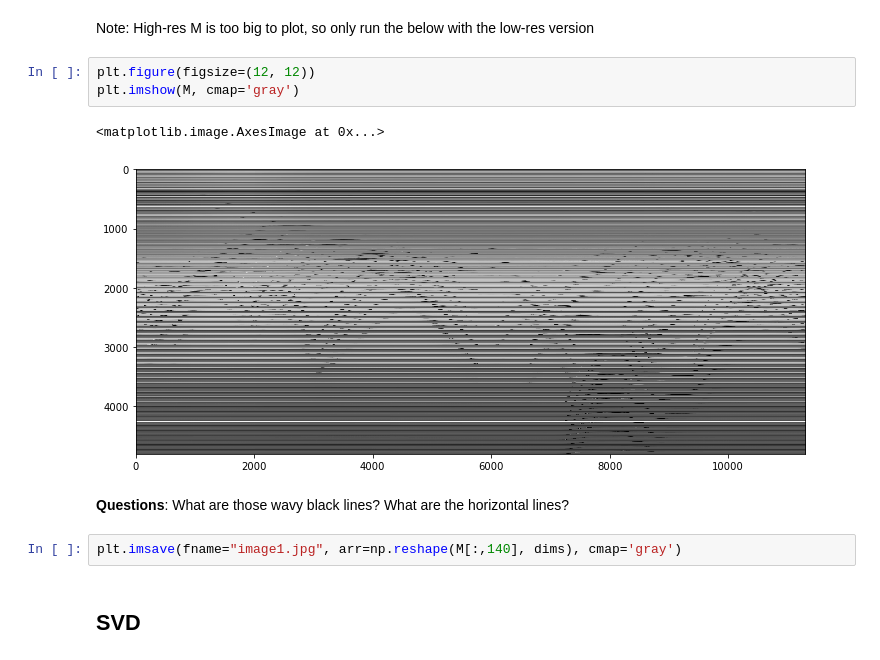
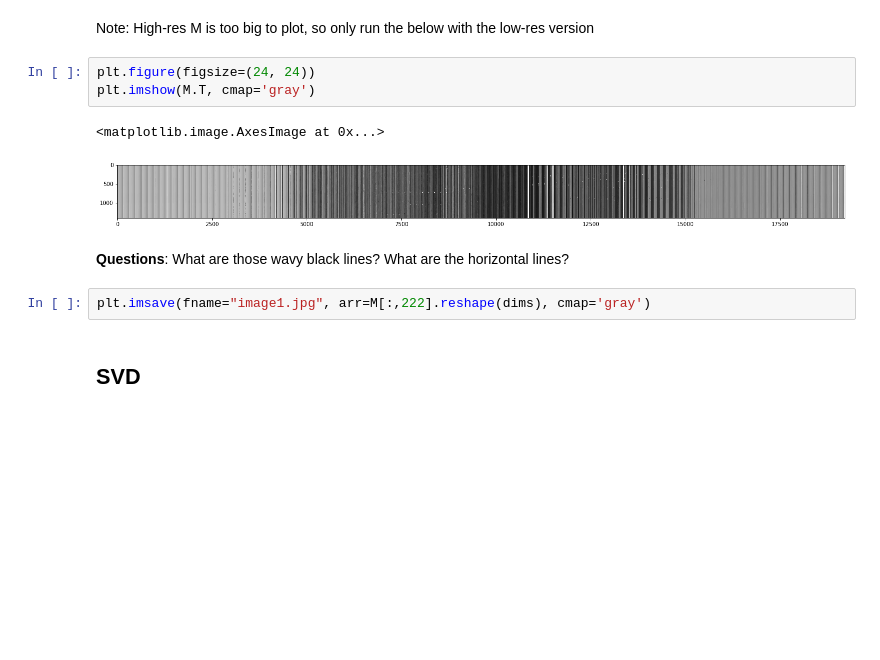
Before and after one commit to Unthrottled/numerical-linear-algebra, a Jupyter notebook: nbs/3. Background Removal with Robust PCA.ipynb, the cells around one changed output. Drawn from its saved outputs; the diff is of its cells as text; blank space fills up the shorter version.

```diff
--- a/nbs/3. Background Removal with Robust PCA.ipynb
+++ b/nbs/3. Background Removal with Robust PCA.ipynb
@@ -116,15 +116,15 @@ np.save("high_res_surveillance_matrix.npy", M)
 # %% [markdown]
 Note: High-res M is too big to plot, so only run the below with the low-res version
 # %%
-plt.figure(figsize=(12, 12))
-plt.imshow(M, cmap='gray')
+plt.figure(figsize=(24, 24))
+plt.imshow(M.T, cmap='gray')
 # %% [output]
 <matplotlib.image.AxesImage at 0x...>
-[figure, old version]
+[figure, new version]
 # %% [markdown]
 **Questions**: What are those wavy black lines?  What are the horizontal lines?
 # %%
-plt.imsave(fname="image1.jpg", arr=np.reshape(M[:,140], dims), cmap='gray')
+plt.imsave(fname="image1.jpg", arr=M[:,222].reshape(dims), cmap='gray')
 # %% [markdown]
 ## SVD
 # %% [markdown]
```
Also changed, not shown: parts of 12 cells of this notebook, 1 other file.
